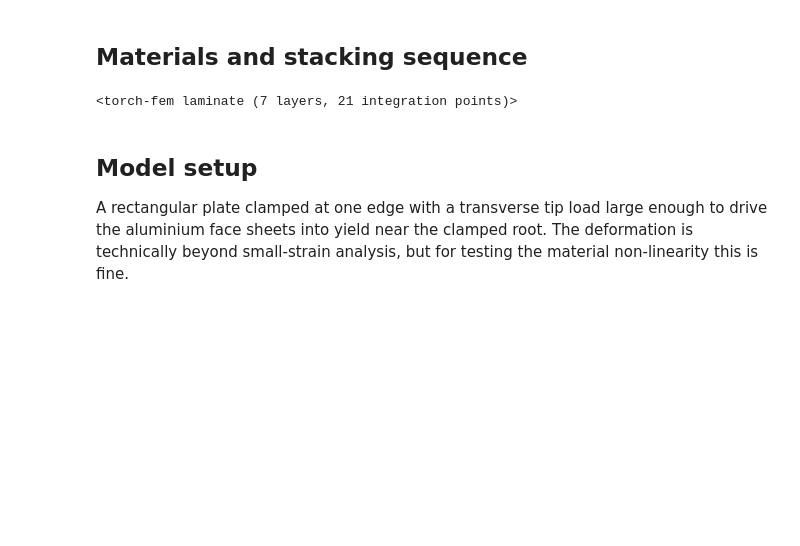
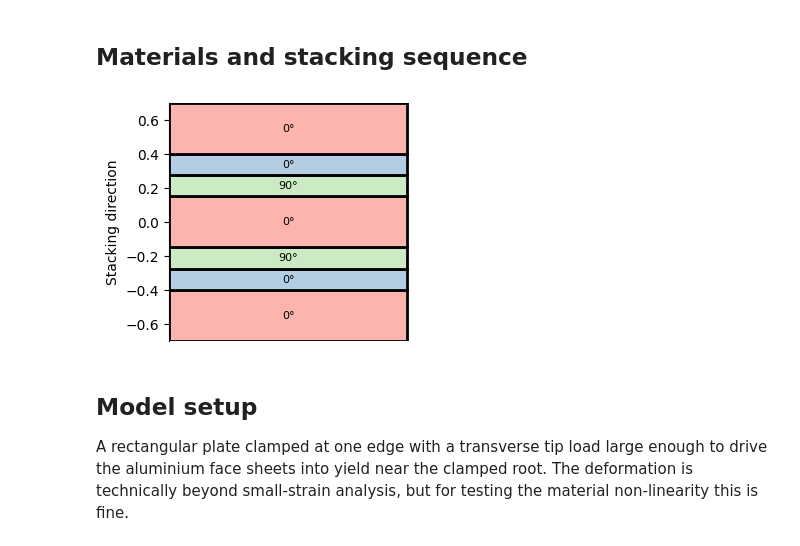
Before and after one commit to meyer-nils/torch-fem, a Jupyter notebook: examples/basic/shell/cantilever_fml.ipynb, the cells around one changed output. Drawn from its saved outputs; the diff is of its cells as text; code cells hidden in the pictures; blank space fills up the shorter version.

```diff
--- a/examples/basic/shell/cantilever_fml.ipynb
+++ b/examples/basic/shell/cantilever_fml.ipynb
@@ -32,35 +32,35 @@ torch.set_default_dtype(torch.float64)
 # Glass-fiber reinforced polymer ply (S2-glass/epoxy)
 gfrp = OrthotropicElasticityPlaneStress(
     E_1=54000.0,
     E_2=9400.0,
     nu_12=0.33,
     G_12=5500.0,
     G_13=5500.0,
     G_23=3000.0,
     rho=1.8e-9,
 )
 
 # Aluminium 2024-T3 face sheet: elastoplastic with linear isotropic hardening
 sigma_y = 345.0  # yield stress [MPa]
 hardening = 700.0  # hardening modulus [MPa]
 alu = IsotropicPlasticityPlaneStress(
     E=72000.0,
     nu=0.33,
     sigma_f=lambda q: sigma_y + hardening * q,
     sigma_f_prime=lambda q: hardening,
     rho=2.7e-9,
 )
 
 # GLARE 3-3/2-0.3 layup: three 0.3 mm Al sheets and two 0/90 GFRP cross-ply
 # layers (0.125 mm per ply), stacked symmetrically about the mid-plane.
 layup = Laminate(
     materials=[alu, gfrp, gfrp, alu, gfrp, gfrp, alu],
     thicknesses=[0.3, 0.125, 0.125, 0.3, 0.125, 0.125, 0.3],
     angles=[0.0, 0.0, torch.pi / 2, 0.0, torch.pi / 2, 0.0, 0.0],
 )
-layup
+layup.plot()
 # %% [output]
-<torch-fem laminate (7 layers, 21 integration points)>
+[figure, added]
 # %% [markdown]
 ## Model setup
 
```
Also changed, not shown: parts of 1 cell of this notebook, 2 other files.
